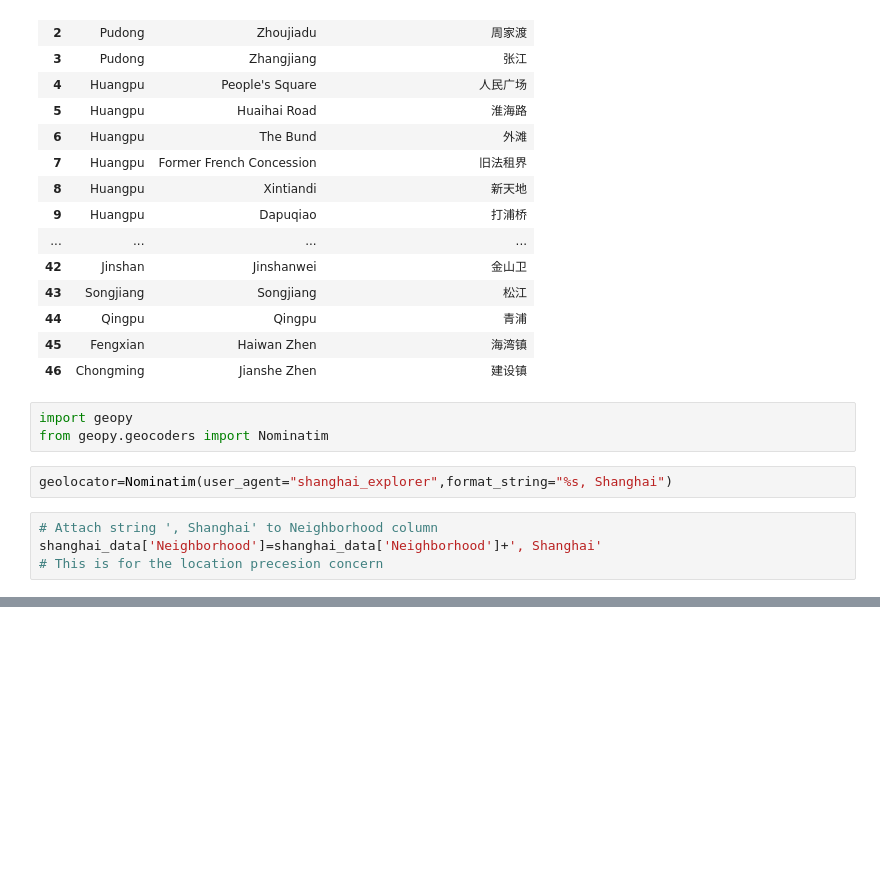
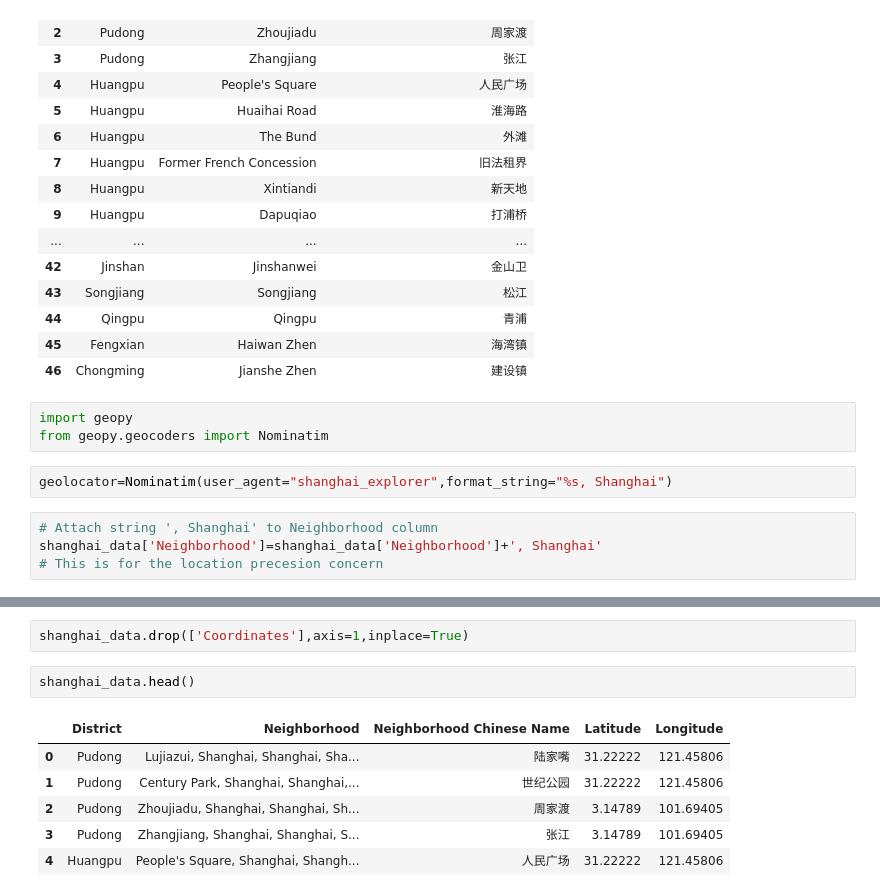
Before and after one commit to kanav58/Capstone-Week-4-5, a Jupyter notebook: Shanghai Data.ipynb, the cells around one changed output, grey strips where cells are left out. Saved outputs shown, nothing was run; the diff lists cells and outputs as text; blank space fills up the shorter version.

```diff
--- a/Shanghai Data.ipynb
+++ b/Shanghai Data.ipynb
@@ -143,0 +117,11 @@ GeocoderUnavailable: Service not available
+# %%
+shanghai_data.drop(['Coordinates'],axis=1,inplace=True)
+# %%
+shanghai_data.head()
+# %% [output]
+|  | District | Neighborhood | Neighborhood Chinese Name | Latitude | Longitude |
+| 0 | Pudong | Lujiazui, Shanghai, Shanghai, Sha... | 陆家嘴 | 31.22222 | 121.45806 |
+| 1 | Pudong | Century Park, Shanghai, Shanghai,... | 世纪公园 | 31.22222 | 121.45806 |
+| 2 | Pudong | Zhoujiadu, Shanghai, Shanghai, Sh... | 周家渡 | 3.14789 | 101.69405 |
+| 3 | Pudong | Zhangjiang, Shanghai, Shanghai, S... | 张江 | 3.14789 | 101.69405 |
+| 4 | Huangpu | People's Square, Shanghai, Shangh... | 人民广场 | 31.22222 | 121.45806 |
```
Also changed, not shown: parts of 8 cells of this notebook.
